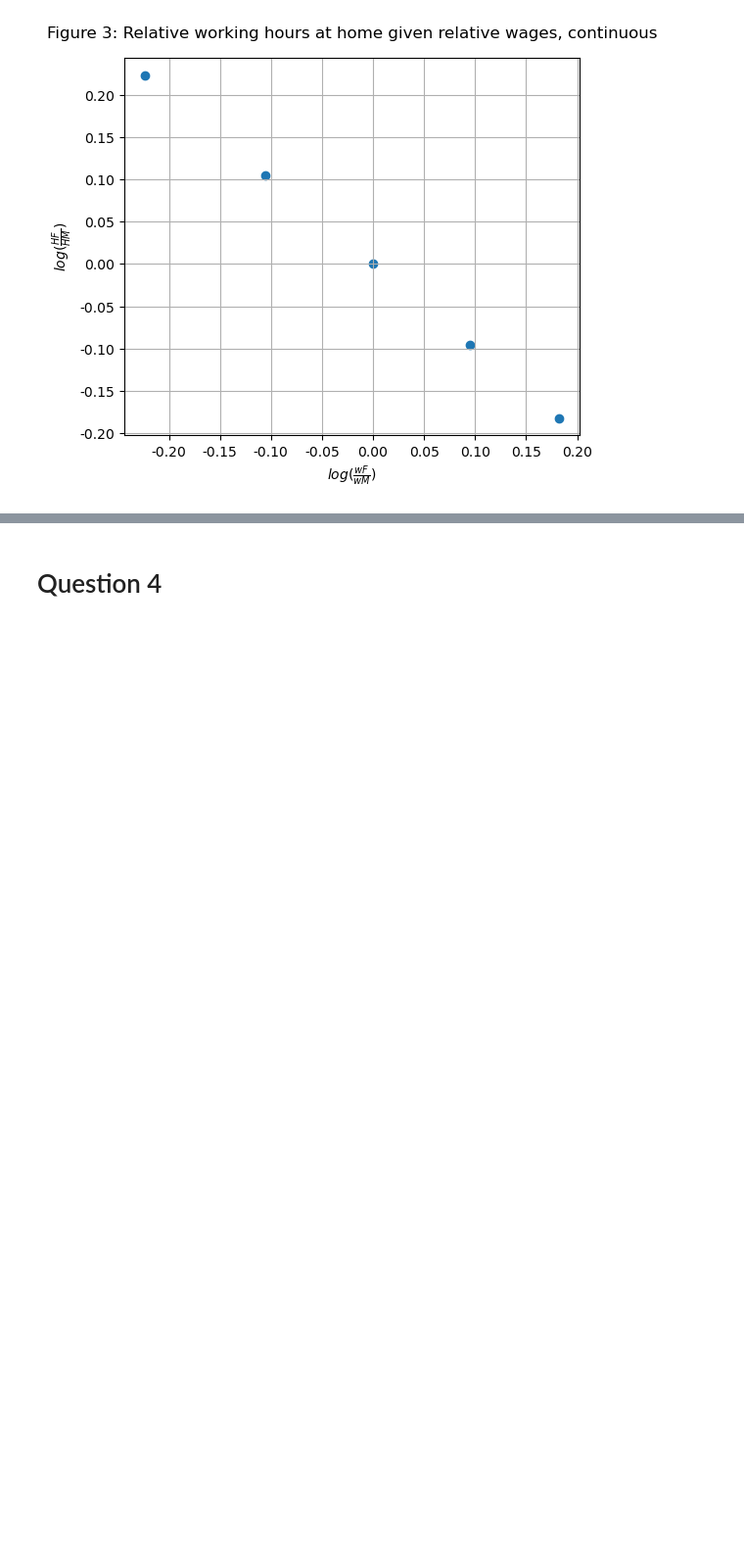
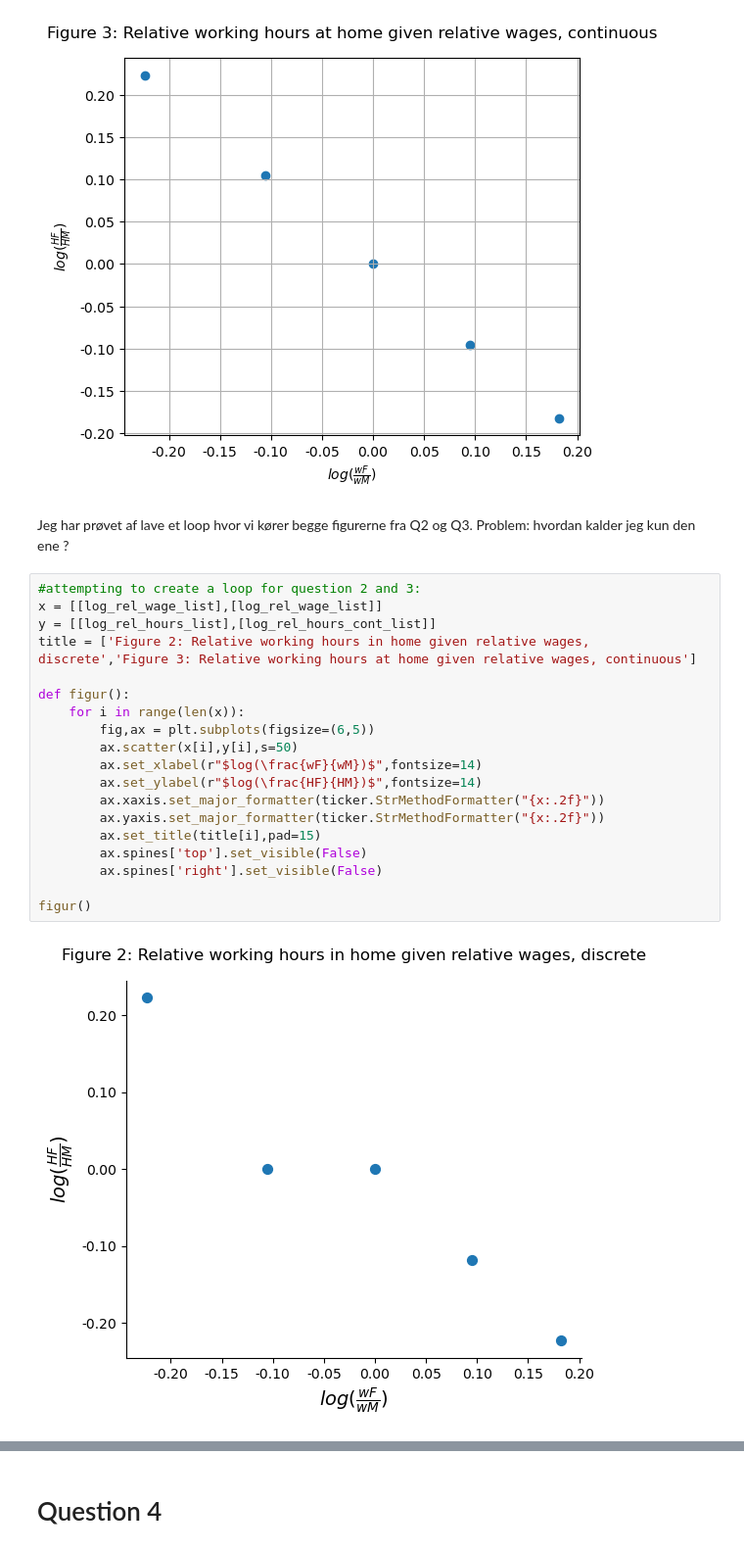
Before and after one commit to NumEconCopenhagen/projects-2023-ida-simone-elin, a Jupyter notebook: inauguralproject/inauguralproject.ipynb, the cells around one changed output, grey strips where cells are left out. Shown at 98% size. Cells and saved outputs as stored; diff of their text form; blank space fills up the shorter version.

Commit message:
Loope figurer

```diff
--- a/inauguralproject/inauguralproject.ipynb
+++ b/inauguralproject/inauguralproject.ipynb
@@ -281,3 +281,27 @@ ax.yaxis.set_major_formatter(ticker.StrMethodFormatter("{x:.2f}"))
 ax.grid()
 # %% [output]
 [figure]
+# %% [markdown]
+Jeg har prøvet af lave et loop hvor vi kører begge figurerne fra Q2 og Q3.
+Problem: hvordan kalder jeg kun den ene ?
+# %%
+#attempting to create a loop for question 2 and 3:
+x = [[log_rel_wage_list],[log_rel_wage_list]]
+y = [[log_rel_hours_list],[log_rel_hours_cont_list]]
+title = ['Figure 2: Relative working hours in home given relative wages, discrete','Figure 3: Relative working hours at home given relative wages, continuous']
+
+def figur():
+    for i in range(len(x)):
+        fig,ax = plt.subplots(figsize=(6,5))
+        ax.scatter(x[i],y[i],s=50)
+        ax.set_xlabel(r"$log(\frac{wF}{wM})$",fontsize=14)
+        ax.set_ylabel(r"$log(\frac{HF}{HM})$",fontsize=14)
+        ax.xaxis.set_major_formatter(ticker.StrMethodFormatter("{x:.2f}"))
+        ax.yaxis.set_major_formatter(ticker.StrMethodFormatter("{x:.2f}"))
+        ax.set_title(title[i],pad=15)
+        ax.spines['top'].set_visible(False)
+        ax.spines['right'].set_visible(False)
+
+figur()
+# %% [output]
+[figure, added]
```
Also changed, not shown: parts of 1 cell of this notebook.
